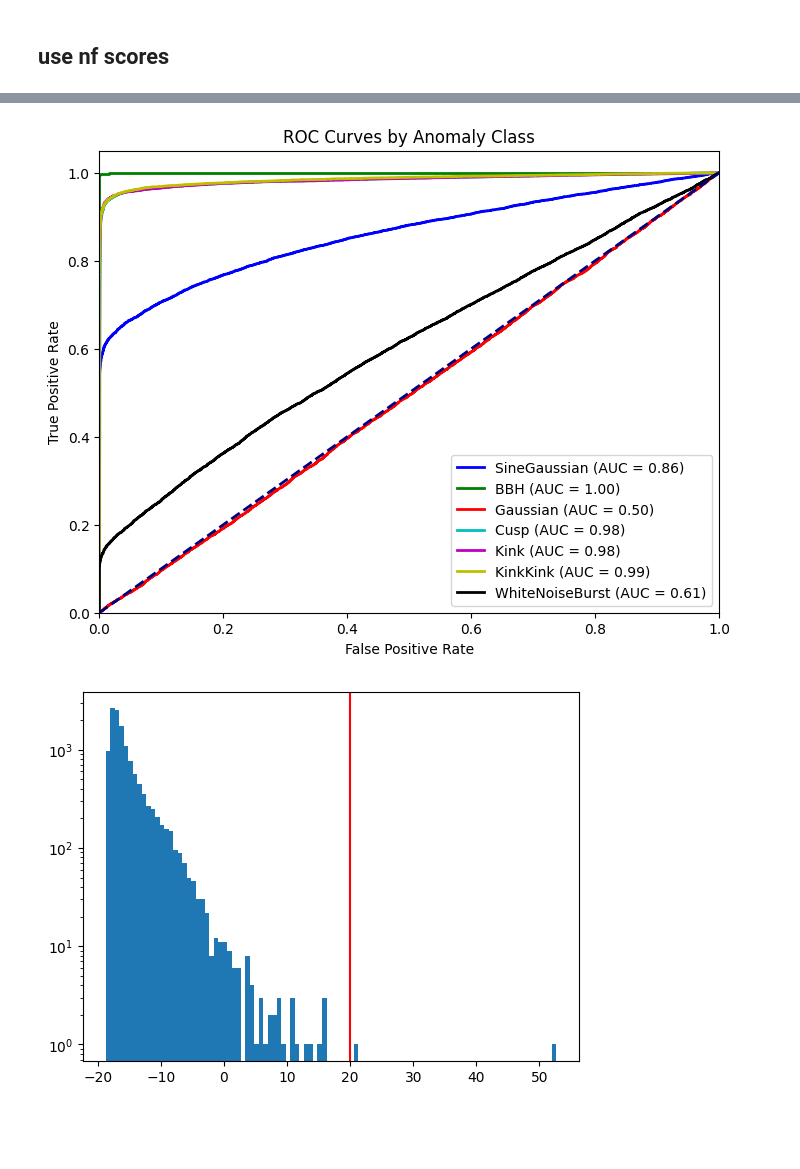
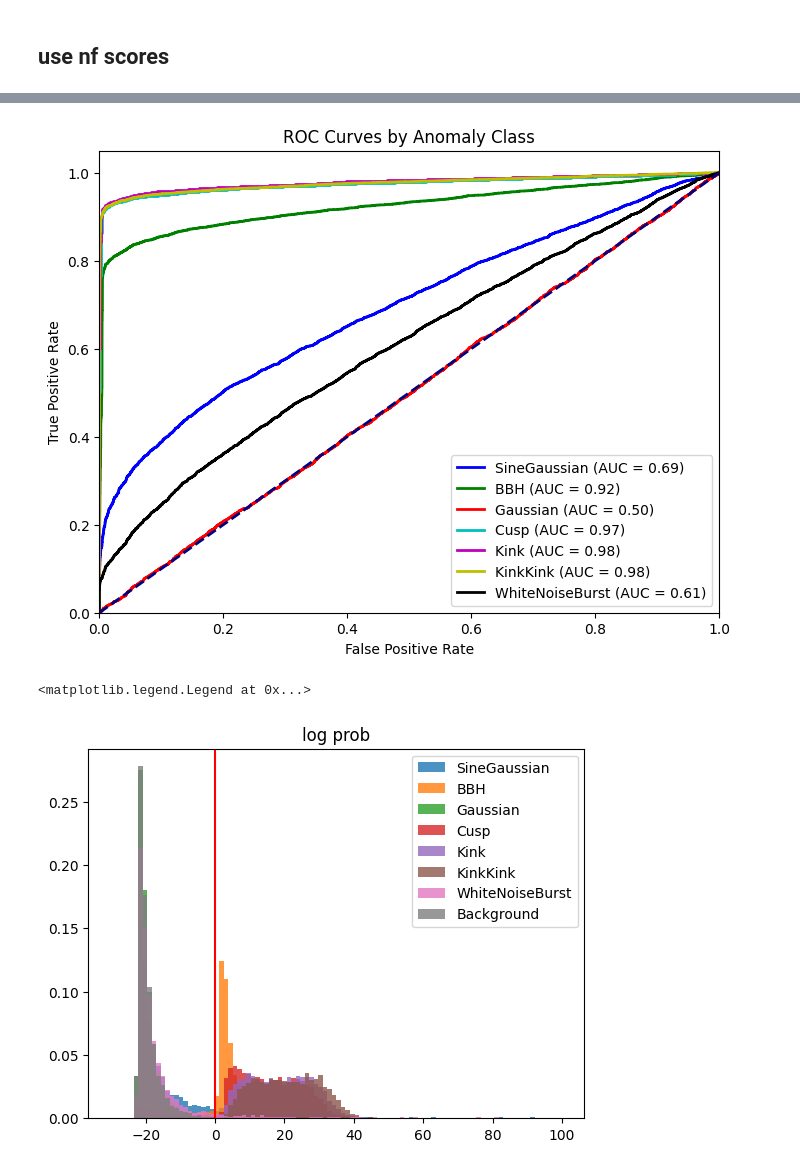
Before and after one commit to ML4GW/gwak, a Jupyter notebook: gwak/deploy/notebooks/roc_curves.ipynb, the cells around one changed output, grey strips where cells are left out. Drawn from its saved outputs; the diff is of its cells as text; code cells hidden in the pictures; blank space fills up the shorter version.

Commit message:
notebooks and plots

```diff
--- a/gwak/deploy/notebooks/roc_curves.ipynb
+++ b/gwak/deploy/notebooks/roc_curves.ipynb
@@ -37,13 +22,13 @@ import lal
 # %%
-# data_dir = "/home/katya.govorkova/gwak2/gwak/output/O4_MDC_background/HL/test"
-data_dir = "/home/hongyin.chen/Data/GWAK_data/gwak_inspect_4K"
+data_dir = "/home/katya.govorkova/gwak2/gwak/output/O4_MDC_background/HL"
+# data_dir = "/home/hongyin.chen/Data/GWAK_data/gwak_inspect_4K"
 sample_rate = 4096
 kernel_length = 0.5
 psd_length = 64
 fduration = 1
 fftlength = 2
 batch_size = 1024
-batches_per_epoch = 100
+batches_per_epoch = 50
 num_workers = 2
 data_saving_file = None
 duration = fduration + kernel_length
@@ -213,19 +185,0 @@ roc_dir.mkdir(parents=True, exist_ok=True)
-# %%
-
-
-roc_dir = Path("/home/hongyin.chen/anti_gravity/gwak/gwak/output/roc_data_new")
-roc_dir.mkdir(parents=True, exist_ok=True)
-
-np.save(roc_dir / "nf_scores.npy",all_scores)
-np.save(roc_dir / "c_scores.npy",c_all_scores)
-np.save(roc_dir / "labels.npy",all_labels)
-np.save(roc_dir / "snrs.npy",all_snrs)
-np.save(roc_dir / "embeddings.npy",all_embeddings)
-
-
-all_scores = np.load(roc_dir / "nf_scores.npy")
-c_all_scores = np.load(roc_dir / "c_scores.npy")
-all_labels = np.load(roc_dir / "labels.npy")
-all_snrs = np.load(roc_dir / "snrs.npy")
-all_embeddings = np.load(roc_dir / "embeddings.npy")
-all_binary_labels = (all_labels!=8).astype(np.float32)
@@ -285,35 +234,38 @@ plt.xlim([0.0, 1.0])
 plt.ylim([0.0, 1.05])
 plt.xlabel("False Positive Rate")
 plt.ylabel("True Positive Rate")
-#plt.yscale('log')
+# plt.xscale('log')
 plt.title("ROC Curves by Anomaly Class")
 plt.legend(loc="lower right")
 plt.savefig("rocs_bySignal.png")
 plt.show()
 # %% [output]
-[figure, old version]
+[figure, new version]
 # %%
 segment_duration = 0.5
 year_sec = 3.154e7
 
 fraction_1yr = (1.0 / year_sec) * segment_duration
 # # Extract background-only data
 bg_mask = (all_labels == 8)
 bg_scores = all_scores[bg_mask]
 c_bg_scores = c_all_scores[bg_mask]
 threshold_1yr= np.quantile(bg_scores,1-fraction_1yr)
 
+threshold_1yr = 0
+# threshold_1yr = 0
+plt.title("log prob")
 
-# threshold_1yr = 20
-plt.title("Notebook result")
-
-
-h_2 = plt.hist(c_bg_scores,bins=100)
-h_1 = plt.hist(bg_scores,bins=100)
+for i, sig in enumerate(signal_classes):
+    plt.hist(all_scores[(all_labels == i+1)], bins=100, alpha=0.8, label=sig, range=(-30,100), density=True)
+# plt.hist(c_bg_scores,bins=100, alpha=0.5)
+# plt.hist(bg_scores,bins=100, label='background', alpha=0.5)
 plt.axvline(threshold_1yr,color='red')
-plt.yscale('log')
+# plt.yscale('log')
+plt.legend(loc='best')
 # %% [output]
+<matplotlib.legend.Legend at 0x...>
-[figure, old version]
+[figure, new version]
 # %%
 import numpy as np
 import torch
```
Also changed, not shown: parts of 12 cells of this notebook, 2 other files.
